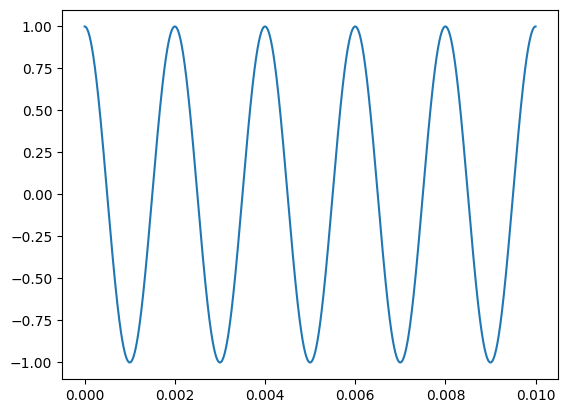
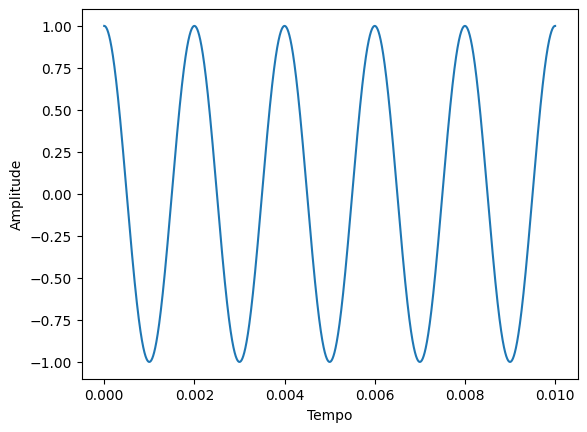
Code edit (unified diff) that turned the first committed figure into the second:
--- before
+++ after
@@ -1,2 +1,5 @@
 y1=np.cos(2*np.pi * f1*time)
 plt.plot(time, y1)
+
+plt.xlabel("Tempo")
+plt.ylabel("Amplitude")

Commit: Criado usando o Colab